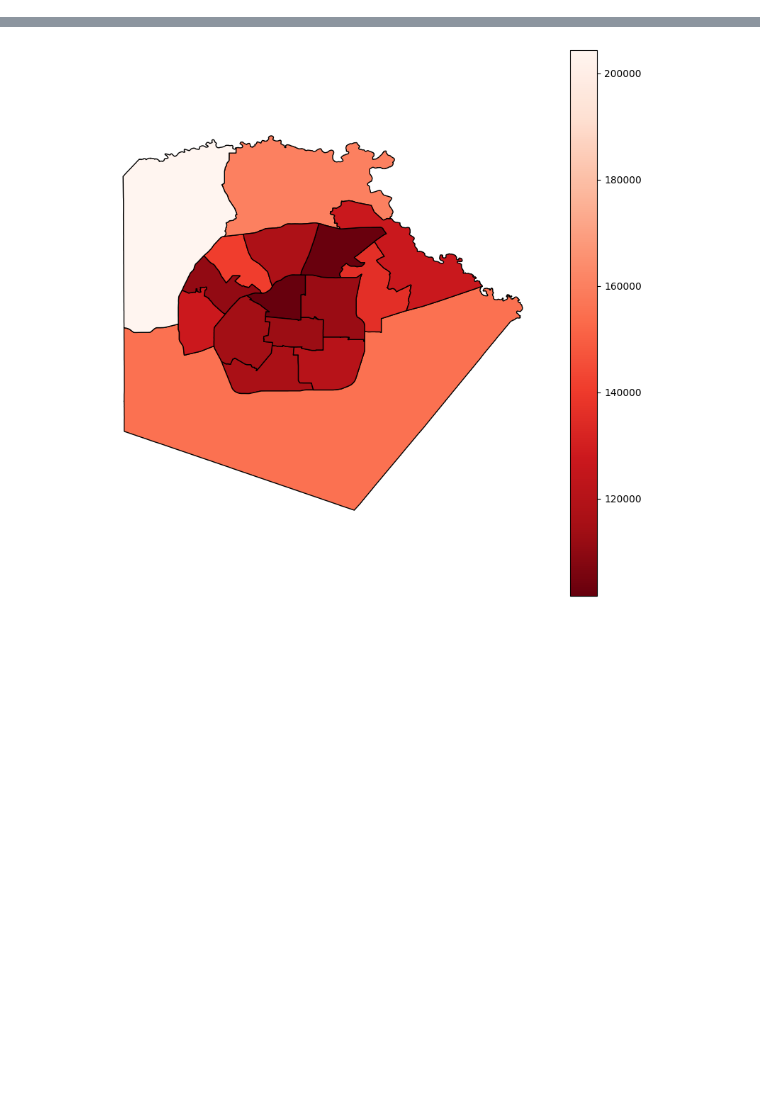
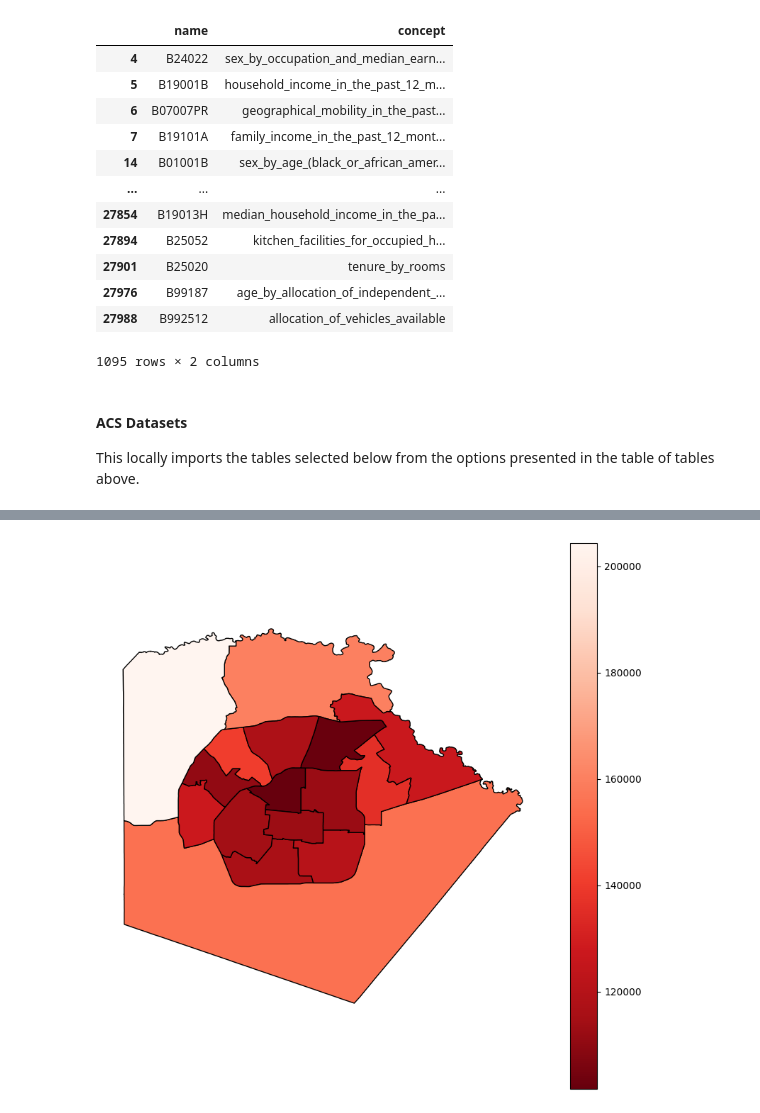
Before and after one commit to hector-torres/DemographicResearch, a Jupyter notebook: demographic_research__EDA.ipynb, the cells around one changed output, grey strips where cells are left out. Cells and saved outputs as stored; diff of their text form; code cells hidden in the pictures; blank space fills up the shorter version.

```diff
--- a/demographic_research__EDA.ipynb
+++ b/demographic_research__EDA.ipynb
@@ -17,0 +73,29 @@ sql_engine = sqlalchemy.create_engine('sqlite:///' + demographics_db_filepath)
+# %%
+# transforms crosswalk_df by truncating `name` column to its table 'group' name (and deleting anything that's not a table name) and normalizing text in `concept` field to lowercase/no spaces format
+for survey in surveys:
+    tables_df = acs_data_dict[f'{survey}_crosswalk_df'].copy()
+    tables_df['name'] = acs_data_dict[f'{survey}_crosswalk_df']['name'].str.split('_').str[0]
+    tables_df = tables_df.drop_duplicates(subset='name')
+    tables_df = tables_df.drop(columns='label')
+    tables_df['concept'] = tables_df['concept'].str.replace(' ', '_').str.lower()
+
+    acs_data_dict[f'{survey}_tables_df'] = tables_df
+# %%
+acs_data_dict['acs5_tables_df']
+# %% [output]
+|  | name | concept |
+| 4 | B24022 | sex_by_occupation_and_median_earn... |
+| 5 | B19001B | household_income_in_the_past_12_m... |
+| 6 | B07007PR | geographical_mobility_in_the_past... |
+| 7 | B19101A | family_income_in_the_past_12_mont... |
+| 14 | B01001B | sex_by_age_(black_or_african_amer... |
+| ... | ... | ... |
+| 27854 | B19013H | median_household_income_in_the_pa... |
+| 27894 | B25052 | kitchen_facilities_for_occupied_h... |
+| 27901 | B25020 | tenure_by_rooms |
+| 27976 | B99187 | age_by_allocation_of_independent_... |
+| 27988 | B992512 | allocation_of_vehicles_available |
+1095 rows × 2 columns
+# %% [markdown]
+#### ACS Datasets
+This locally imports the tables selected below from the options presented in the table of tables above.
```
Also changed, not shown: parts of 10 cells of this notebook.
